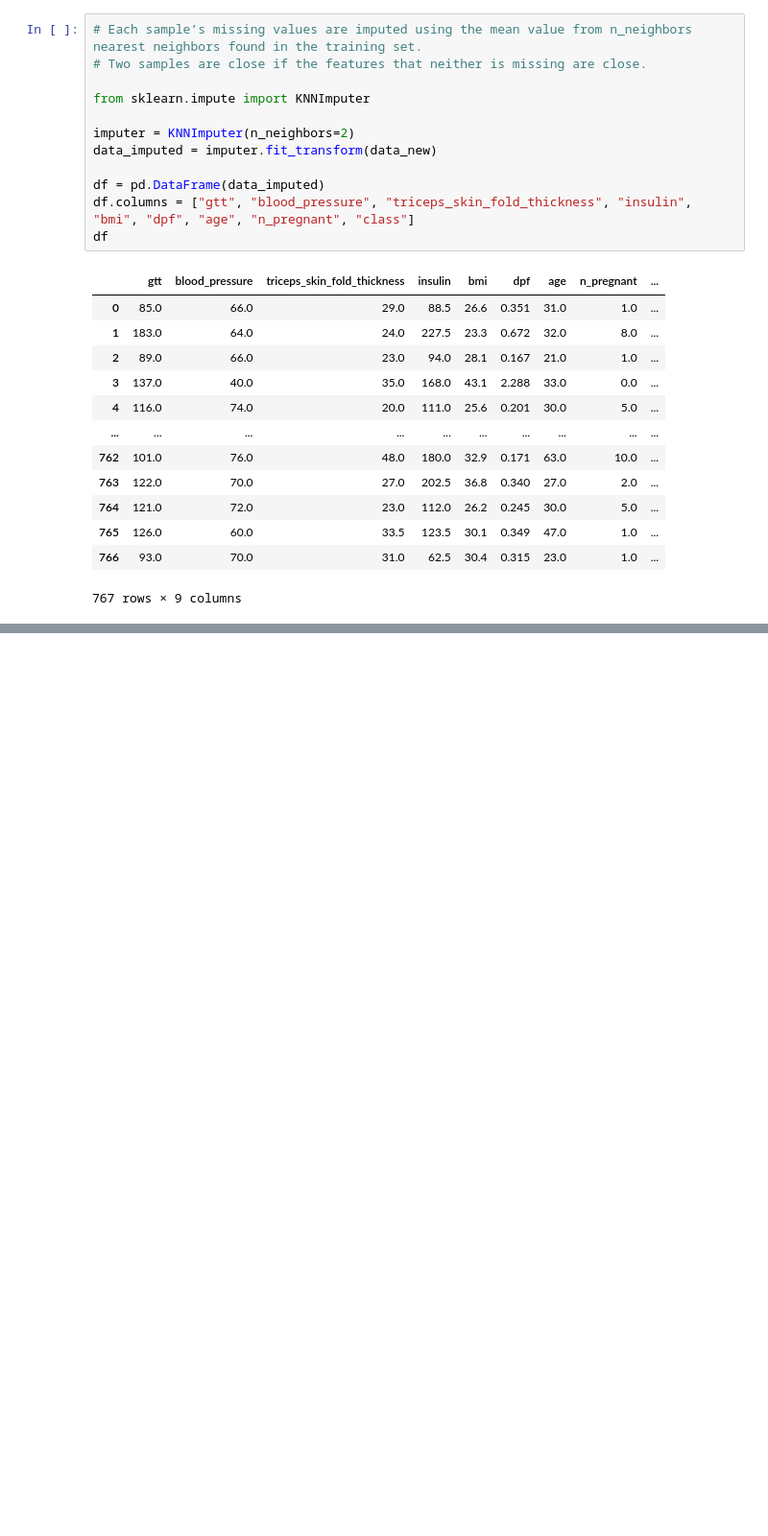
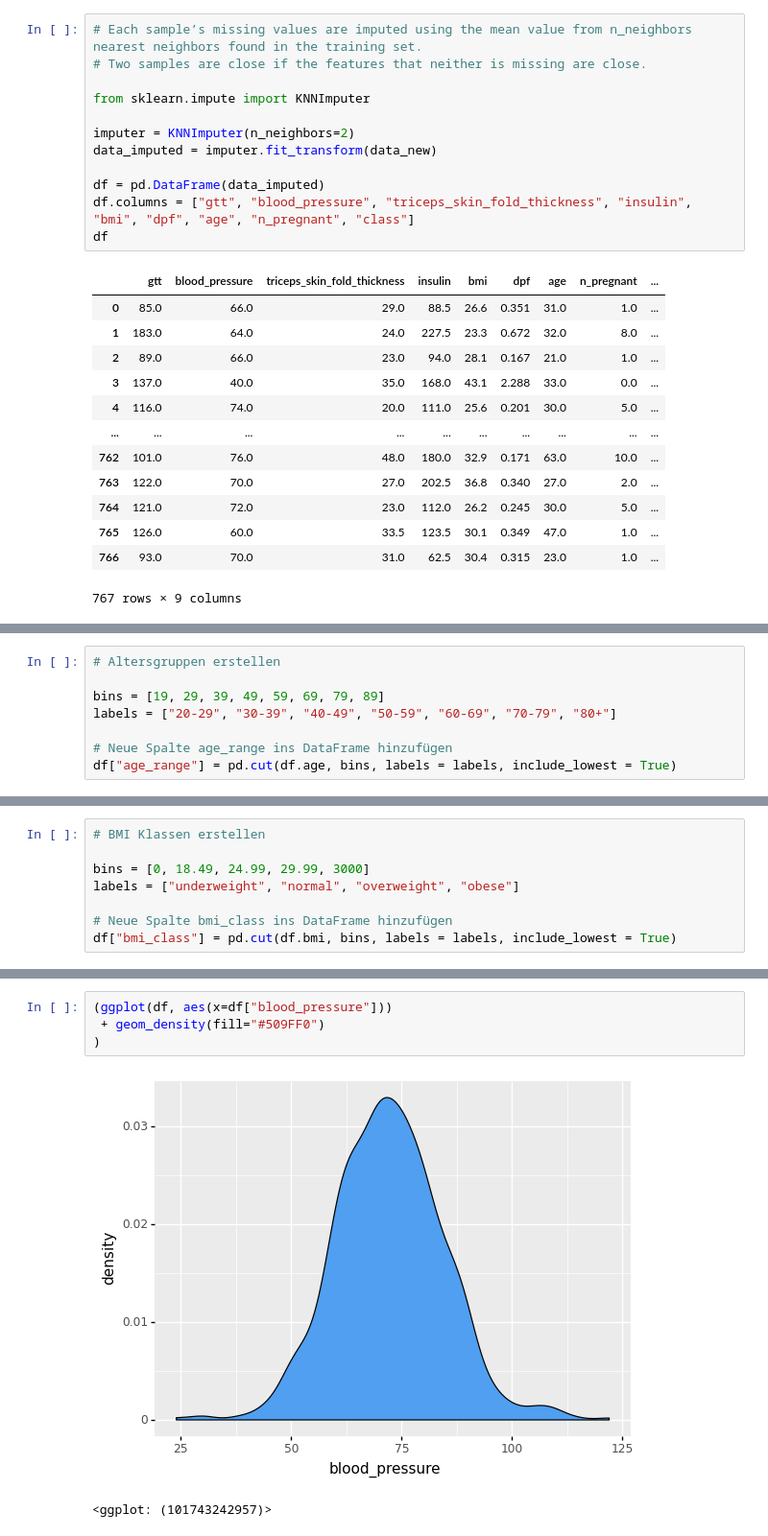
Before and after one commit to alexschillingfhnw/daw, a Jupyter notebook: Diabetes.ipynb, the cells around one changed output, grey strips where cells are left out. Shown: that part at 96% size. Saved outputs shown, nothing was run; the diff lists cells and outputs as text; blank space fills up the shorter version.

```diff
--- a/Diabetes.ipynb
+++ b/Diabetes.ipynb
@@ -466,0 +468,8 @@ Beachte diese Eigenschaft, wenn du allgemeine Aussagen machst.
+# %%
+# Altersgruppen erstellen
+
+bins = [19, 29, 39, 49, 59, 69, 79, 89]
+labels = ["20-29", "30-39", "40-49", "50-59", "60-69", "70-79", "80+"]
+
+# Neue Spalte age_range ins DataFrame hinzufügen
+df["age_range"] = pd.cut(df.age, bins, labels = labels, include_lowest = True)
@@ -466,0 +512,8 @@ Beachte diese Eigenschaft, wenn du allgemeine Aussagen machst.
+# %%
+# BMI Klassen erstellen
+
+bins = [0, 18.49, 24.99, 29.99, 3000]
+labels = ["underweight", "normal", "overweight", "obese"]
+
+# Neue Spalte bmi_class ins DataFrame hinzufügen
+df["bmi_class"] = pd.cut(df.bmi, bins, labels = labels, include_lowest = True)
@@ -466,0 +561,7 @@ Beachte diese Eigenschaft, wenn du allgemeine Aussagen machst.
+# %%
+(ggplot(df, aes(x=df["blood_pressure"]))
+ + geom_density(fill="#509FF0")
+)
+# %% [output]
+[figure, added]
+<ggplot: (101743242957)>
```
Also changed, not shown: parts of 29 cells of this notebook.
